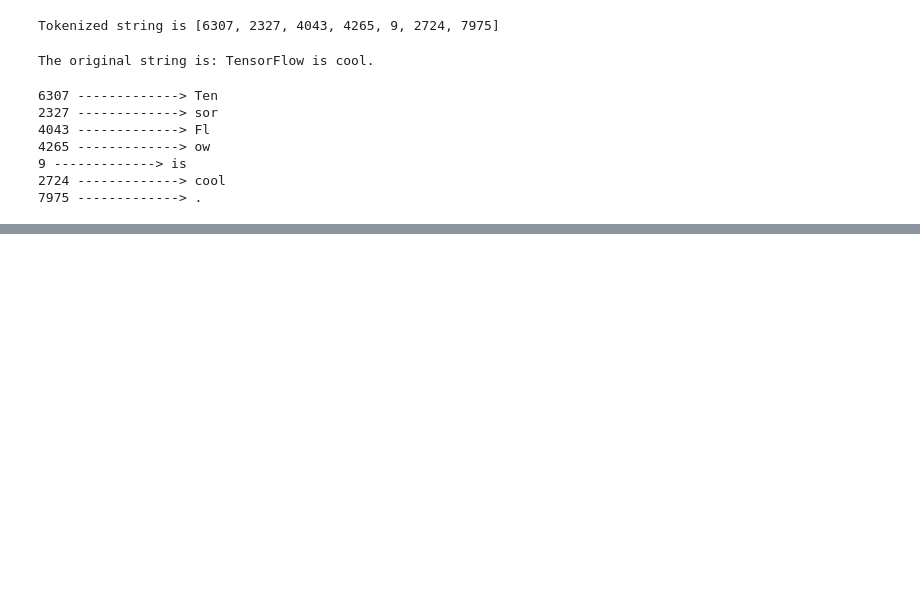
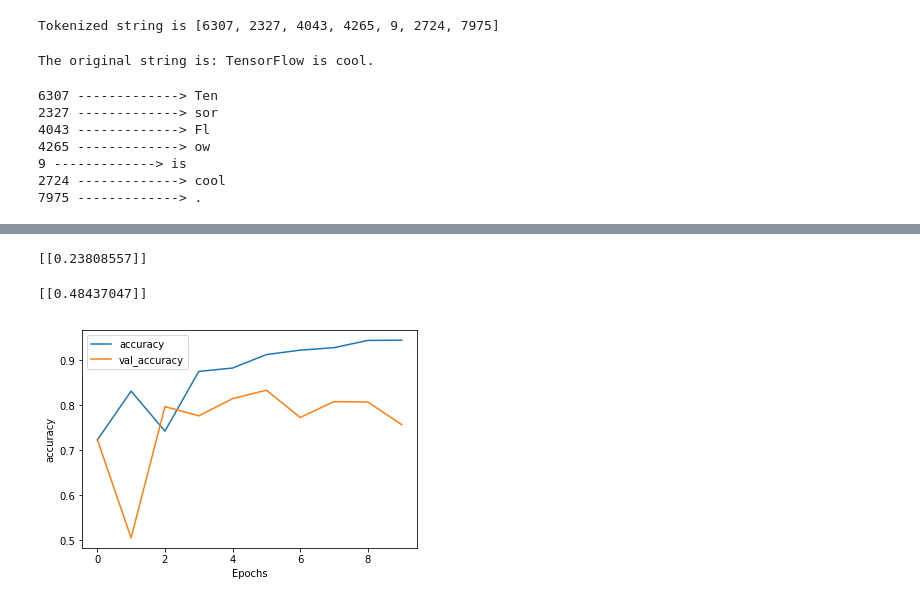
Before and after one commit to Rohan0401/tensorflow_2_work, a Jupyter notebook: text_and_sequences/Text_Classification_With_RNN.ipynb, the cells around one changed output, grey strips where cells are left out. Drawn from its saved outputs; the diff is of its cells as text; code cells hidden in the pictures; blank space fills up the shorter version.

```diff
--- a/text_and_sequences/Text_Classification_With_RNN.ipynb
+++ b/text_and_sequences/Text_Classification_With_RNN.ipynb
@@ -116,0 +129,17 @@ SyntaxError: unexpected EOF while parsing (<ipython-input-18-ee2dde63d1c0>, line
+# %%
+print(predictions)
+# %% [output]
+[[0.23808557]]
+# %%
+# predict on a sample text with padding
+
+sample_pred_text = ('The movie was cool. The animation and the graphics '
+                    'were out of this world. I would recommend this movie.')
+predictions = sample_predict(sample_pred_text, pad=True)
+print (predictions)
+# %% [output]
+[[0.48437047]]
+# %%
+plot_graphs(history, 'accuracy')
+# %% [output]
+[figure, added]
```
Also changed, not shown: parts of 16 cells of this notebook, 8 other files.
